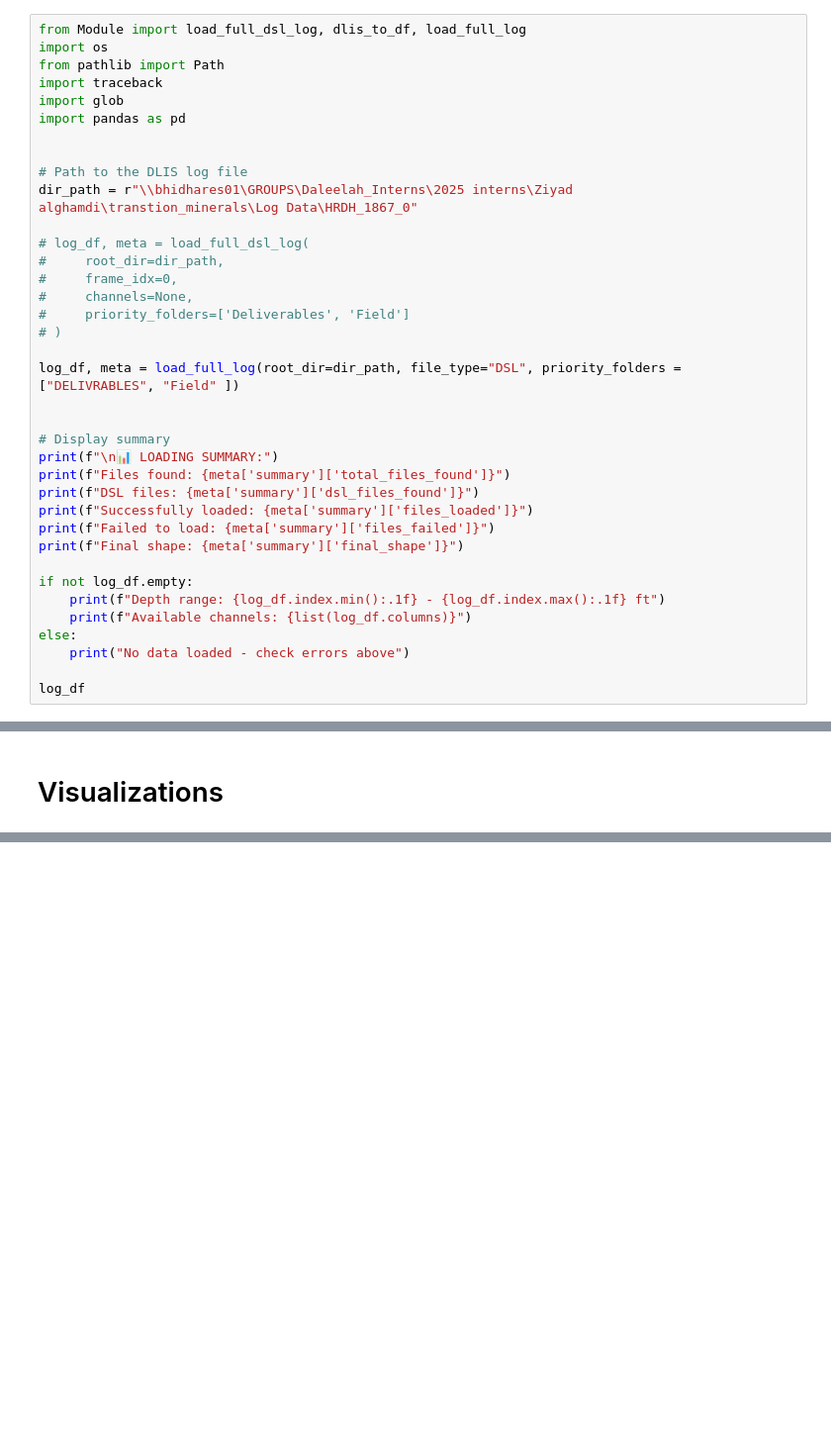
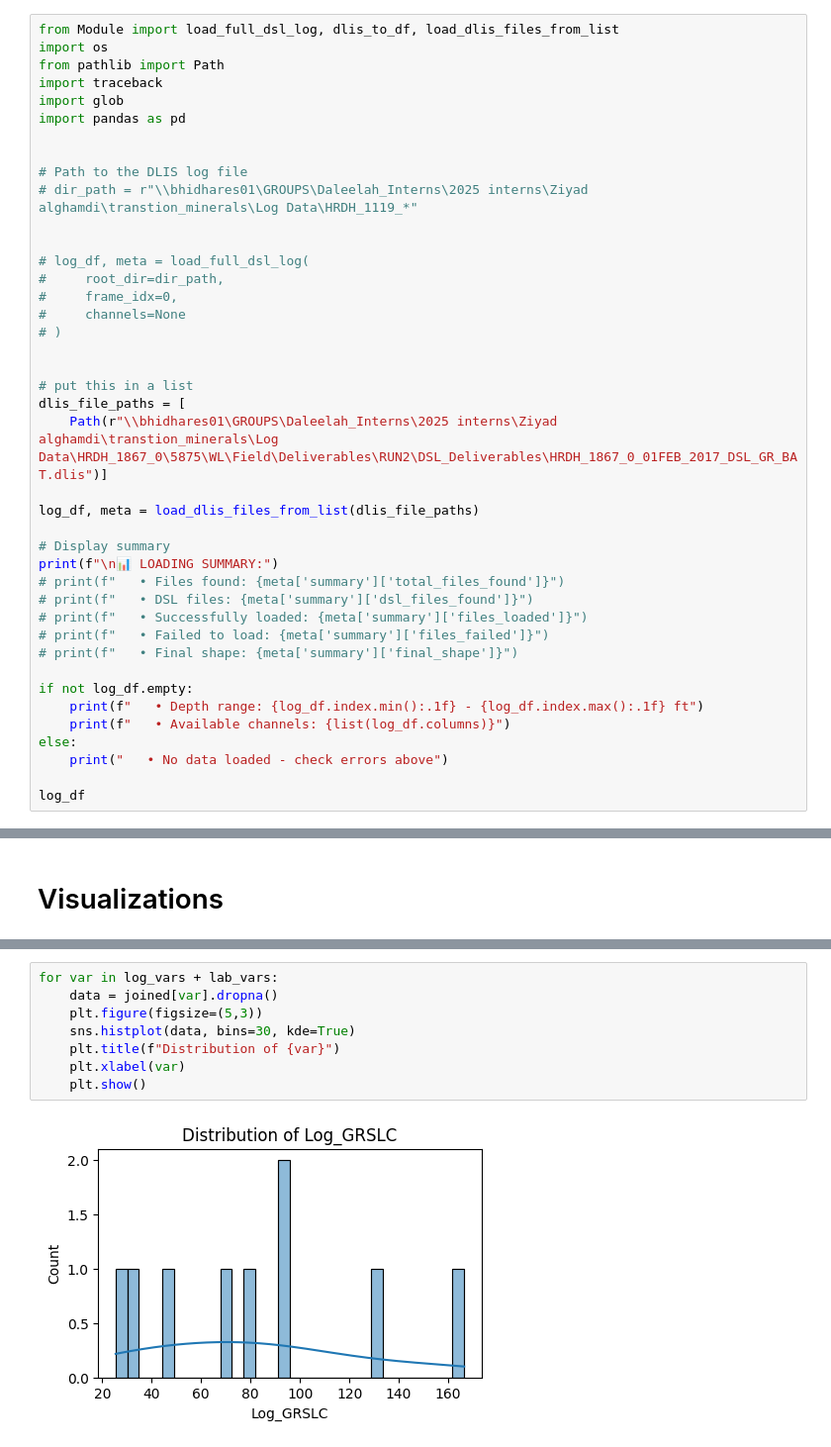
Before and after one commit to Z1y4dd/colab, a Jupyter notebook: HRDH/HRDH_1867/HRDH_1867_0_FULL.ipynb, the cells around one changed output, grey strips where cells are left out. Shown at 99% size. Cells and saved outputs as stored; diff of their text form; blank space fills up the shorter version.

```diff
--- a/HRDH/HRDH_1867/HRDH_1867_0_FULL.ipynb
+++ b/HRDH/HRDH_1867/HRDH_1867_0_FULL.ipynb
@@ -75,7 +73,7 @@ Columns: ['Sample_ID', 'XRD_Calcite', 'XRD_Dolomite', 'XRD_Ankerit e', 'XRD_Side
 # %% [markdown]
 # extracting log dlis
 # %%
-from Module import load_full_dsl_log, dlis_to_df, load_full_log
+from Module import load_full_dsl_log, dlis_to_df, load_dlis_files_from_list
 import os
 from pathlib import Path
 import traceback
@@ -84,31 +82,35 @@ import pandas as pd
 
 
 # Path to the DLIS log file
-dir_path = r"\\bhidhares01\GROUPS\Daleelah_Interns\2025 interns\Ziyad alghamdi\transtion_minerals\Log Data\HRDH_1867_0"
+# dir_path = r"\\bhidhares01\GROUPS\Daleelah_Interns\2025 interns\Ziyad alghamdi\transtion_minerals\Log Data\HRDH_1119_*"
+
 
 # log_df, meta = load_full_dsl_log(
 #     root_dir=dir_path,
 #     frame_idx=0,
-#     channels=None,
-#     priority_folders=['Deliverables', 'Field']
+#     channels=None
 # )
 
-log_df, meta = load_full_log(root_dir=dir_path, file_type="DSL", priority_folders = ["DELIVRABLES", "Field" ])
 
+# put this in a list
+dlis_file_paths = [
+    Path(r"\\bhidhares01\GROUPS\Daleelah_Interns\2025 interns\Ziyad alghamdi\transtion_minerals\Log Data\HRDH_1867_0\5875\WL\Field\Deliverables\RUN2\DSL_Deliverables\HRDH_1867_0_01FEB_2017_DSL_GR_BAT.dlis")]
+
+log_df, meta = load_dlis_files_from_list(dlis_file_paths)
 
 # Display summary
 print(f"\n📊 LOADING SUMMARY:")
-print(f"Files found: {meta['summary']['total_files_found']}")
-print(f"DSL files: {meta['summary']['dsl_files_found']}")
-print(f"Successfully loaded: {meta['summary']['files_loaded']}")
-print(f"Failed to load: {meta['summary']['files_failed']}")
-print(f"Final shape: {meta['summary']['final_shape']}")
+# print(f"   • Files found: {meta['summary']['total_files_found']}")
+# print(f"   • DSL files: {meta['summary']['dsl_files_found']}")
+# print(f"   • Successfully loaded: {meta['summary']['files_loaded']}")
+# print(f"   • Failed to load: {meta['summary']['files_failed']}")
+# print(f"   • Final shape: {meta['summary']['final_shape']}")
 
 if not log_df.empty:
-    print(f"Depth range: {log_df.index.min():.1f} - {log_df.index.max():.1f} ft")
-    print(f"Available channels: {list(log_df.columns)}")
+    print(f"   • Depth range: {log_df.index.min():.1f} - {log_df.index.max():.1f} ft")
+    print(f"   • Available channels: {list(log_df.columns)}")
 else:
-    print("No data loaded - check errors above")
+    print("   • No data loaded - check errors above")
 
 log_df
 # %% [output]
@@ -1026,0 +790,10 @@ print("Facies classification results saved to joined_with_facies.csv")
+# %%
+for var in log_vars + lab_vars:
+    data = joined[var].dropna()
+    plt.figure(figsize=(5,3))
+    sns.histplot(data, bins=30, kde=True)
+    plt.title(f"Distribution of {var}")
+    plt.xlabel(var)
+    plt.show()
+# %% [output]
+[figure, added]
```
Also changed, not shown: parts of 24 cells of this notebook, 50 other files.
